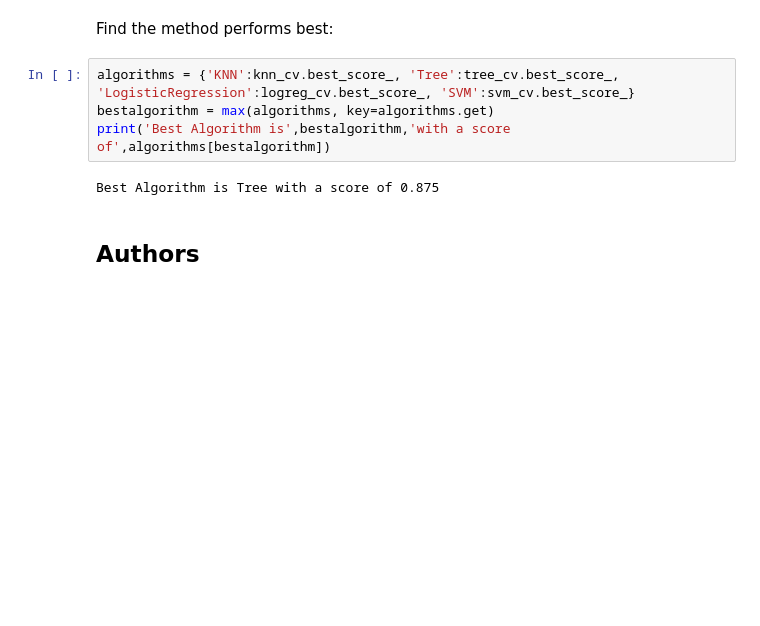
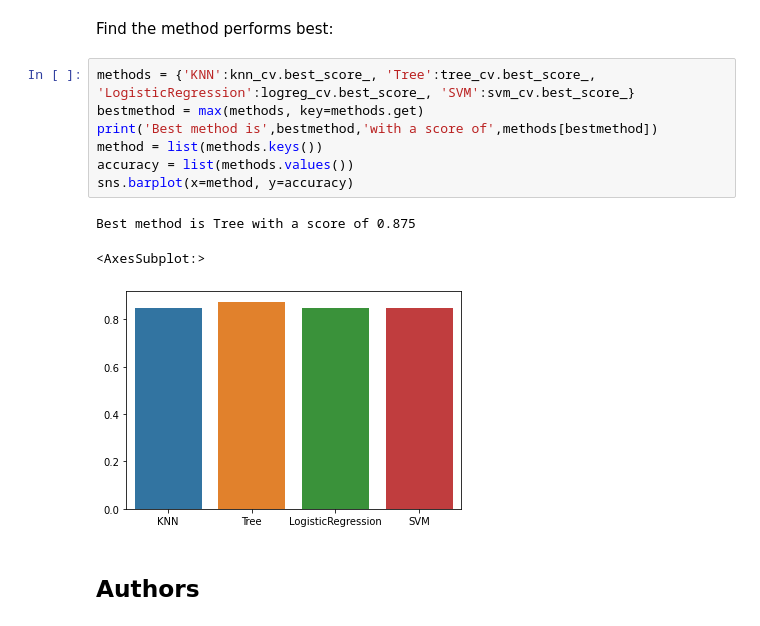
Before and after one commit to truclinhhuynh/Applied-Data-Science-Capstone, a Jupyter notebook: Machine Learning Prediction.ipynb, the cells around one changed output. Saved outputs shown, nothing was run; the diff lists cells and outputs as text; blank space fills up the shorter version.

```diff
--- a/Machine Learning Prediction.ipynb
+++ b/Machine Learning Prediction.ipynb
@@ -301,11 +301,16 @@ plot_confusion_matrix(Y_test,yhat)
 # %% [markdown]
 Find the method performs best:
 # %%
-algorithms = {'KNN':knn_cv.best_score_, 'Tree':tree_cv.best_score_, 'LogisticRegression':logreg_cv.best_score_, 'SVM':svm_cv.best_score_}
-bestalgorithm = max(algorithms, key=algorithms.get)
-print('Best Algorithm is',bestalgorithm,'with a score of',algorithms[bestalgorithm])
+methods = {'KNN':knn_cv.best_score_, 'Tree':tree_cv.best_score_, 'LogisticRegression':logreg_cv.best_score_, 'SVM':svm_cv.best_score_}
+bestmethod = max(methods, key=methods.get)
+print('Best method is',bestmethod,'with a score of',methods[bestmethod])
+method = list(methods.keys())
+accuracy = list(methods.values())
+sns.barplot(x=method, y=accuracy)
 # %% [output]
-Best Algorithm is Tree with a score of 0.875
+Best method is Tree with a score of 0.875
+<AxesSubplot:>
+[figure, added]
 # %% [markdown]
 ## Authors
 # %% [markdown]
```
